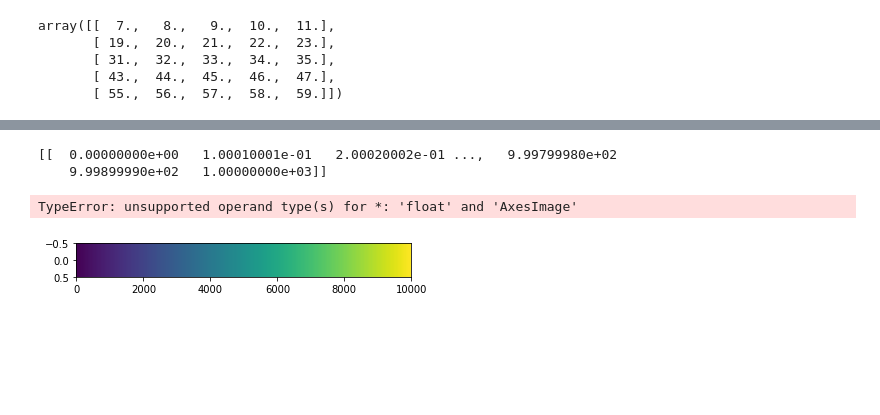
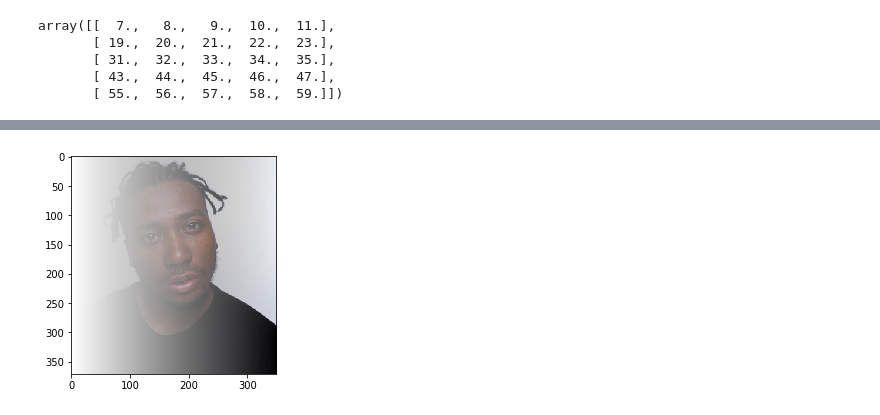
Before and after one commit to MitchelOsb1/numpy, a Jupyter notebook: Array.ipynb, the cells around one changed output, grey strips where cells are left out. Saved outputs shown, nothing was run; the diff lists cells and outputs as text; code cells hidden in the pictures; blank space fills up the shorter version.

```diff
--- a/Array.ipynb
+++ b/Array.ipynb
@@ -63,16 +59,11 @@ matplot(10, 10)
 # %%
 def img(m, n):
-    x = plt.imread('lt.png')
-    a = x.shape[0]
-    b = x.shape[1]
-    c = x.shape[2]
-    for i in range (0, 4):
-       x = x[:,:,i] * matplot(m, n)
-    plt.imshow(x)
+    img = plt.imread('odb.png')
+    color = np.full((m, n), n_size(n))
+    for i in range(0,4):
+        img[:,:,i] *= color
+    plt.imshow(img)
-# %%
-img(10000, 1000)
-# %% [output]
-[[  0.00000000e+00   1.00010001e-01   2.00020002e-01 ...,   9.99799980e+02
-    9.99899990e+02   1.00000000e+03]]
-TypeError: unsupported operand type(s) for *: 'float' and 'AxesImage'
-[figure, removed]
+# %%
+img(371,350)
+# %% [output]
+[figure, added]
```
Also changed, not shown: parts of 8 cells of this notebook, 1 other file.
